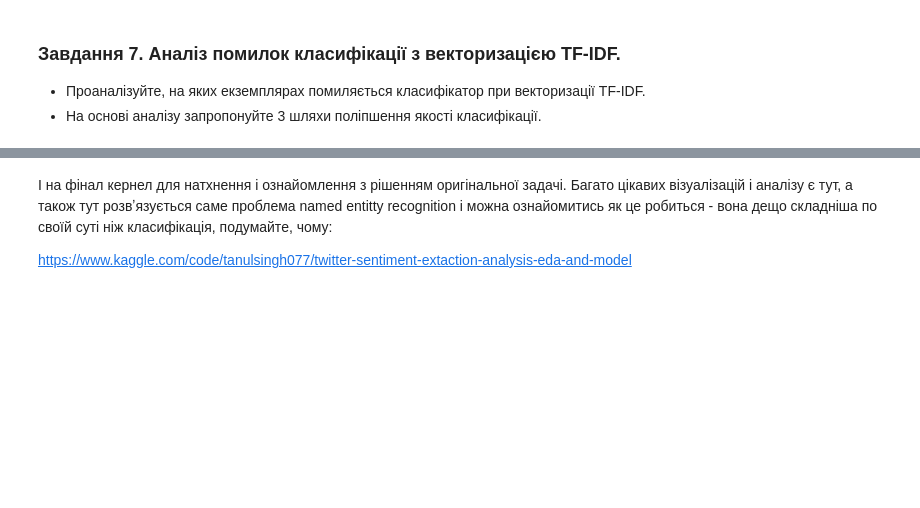
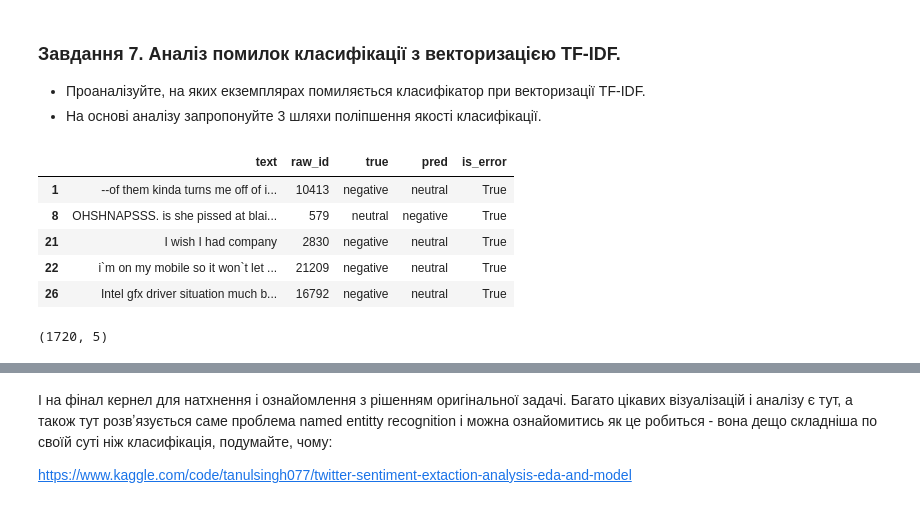
Before and after one commit to Maxstef/data-loves-ml-for-people-course, a Jupyter notebook: notebooks/4_1_nlp_intro/HW_NLP_Classification.ipynb, the cells around one changed output, grey strips where cells are left out. Cells and saved outputs as stored; diff of their text form; code cells hidden in the pictures; blank space fills up the shorter version.

```diff
--- a/notebooks/4_1_nlp_intro/HW_NLP_Classification.ipynb
+++ b/notebooks/4_1_nlp_intro/HW_NLP_Classification.ipynb
@@ -722,3 +897,27 @@ dtype: float64
 
 - Проаналізуйте, на яких екземплярах помиляється класифікатор при векторизації TF-IDF.
 - На основі аналізу запропонуйте 3 шляхи поліпшення якості класифікації.
+# %%
+# Build a dataframe of mistakes
+errors_df = pd.DataFrame({
+    "text": raw_df.iloc[test_idx].text.values,
+    "raw_id": test_idx,
+    "true": y_test_decoded,
+    "pred": preds_test_lr_tfidf
+})
+
+errors_df["is_error"] = errors_df.true != errors_df.pred
+errors = errors_df[errors_df.is_error].copy()
+
+errors.head()
+# %% [output]
+|  | text | raw_id | true | pred | is_error |
+| 1 | --of them kinda turns me off of i... | 10413 | negative | neutral | True |
+| 8 | OHSHNAPSSS. is she pissed at blai... | 579 | neutral | negative | True |
+| 21 | I wish I had company | 2830 | negative | neutral | True |
+| 22 | i`m on my mobile so it won`t let ... | 21209 | negative | neutral | True |
+| 26 | Intel gfx driver situation much b... | 16792 | negative | neutral | True |
+# %%
+errors.shape
+# %% [output]
+(1720, 5)
```
Also changed, not shown: parts of 34 cells of this notebook.
